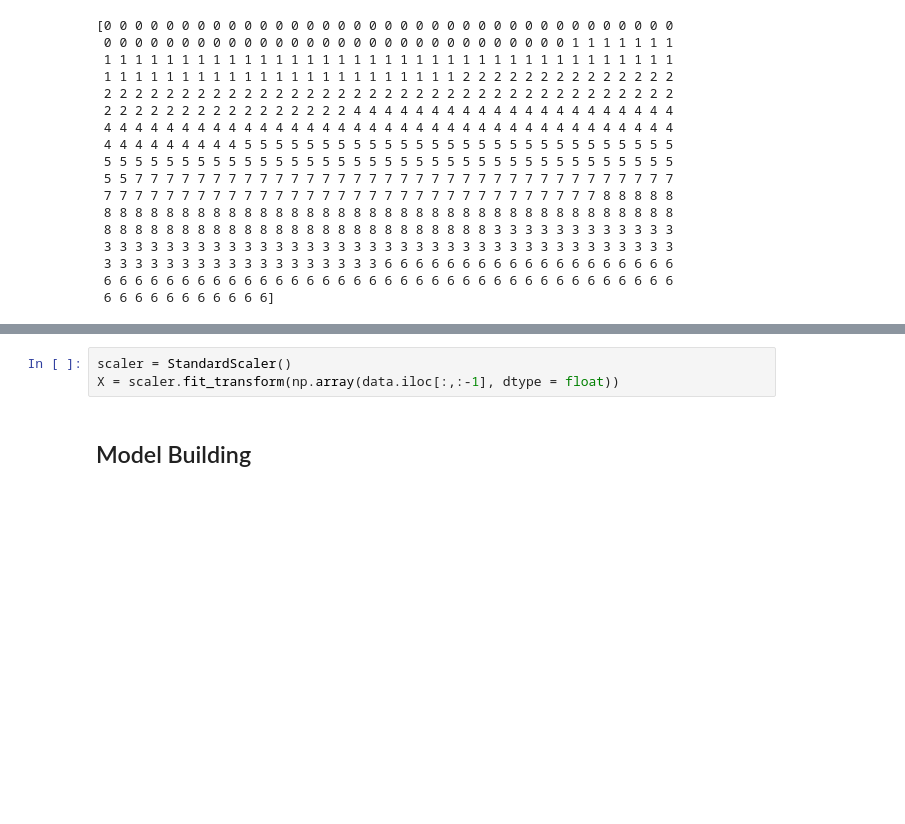
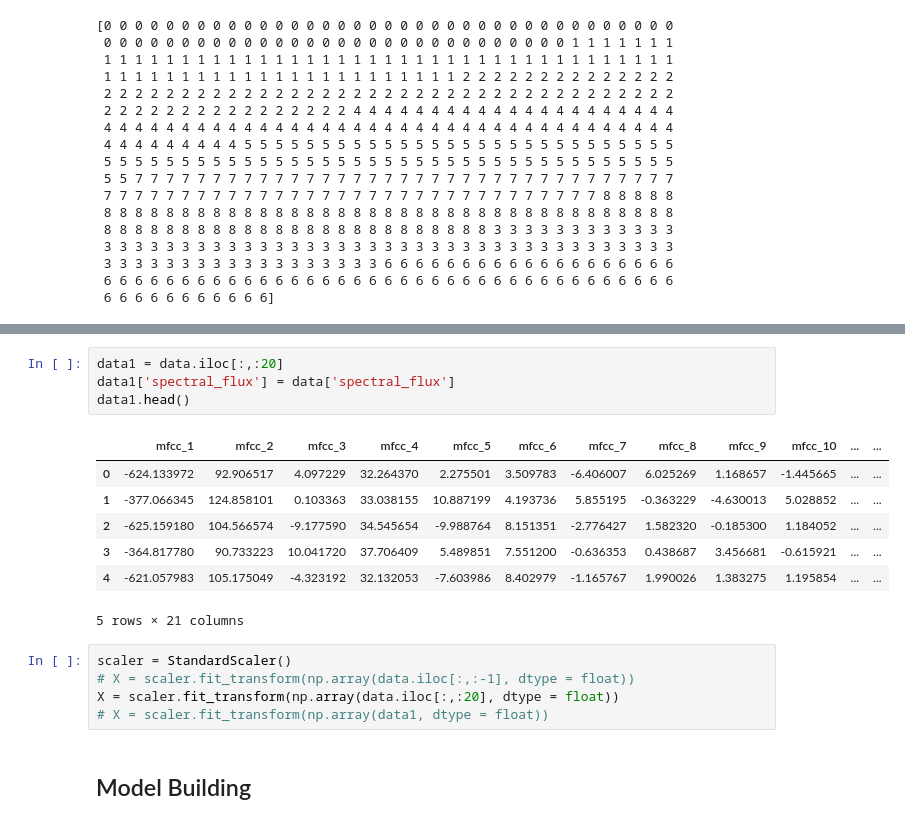
Before and after one commit to nithinr07/dialect-classification, a Jupyter notebook: Feature Extraction.ipynb, the cells around one changed output, grey strips where cells are left out. Drawn from its saved outputs; the diff is of its cells as text; blank space fills up the shorter version.

```diff
--- a/Feature Extraction.ipynb
+++ b/Feature Extraction.ipynb
@@ -181,6 +234,20 @@ dtype: int64
+# %%
+data1 = data.iloc[:,:20]
+data1['spectral_flux'] = data['spectral_flux']
+data1.head()
+# %% [output]
+|  | mfcc_1 | mfcc_2 | mfcc_3 | mfcc_4 | mfcc_5 | mfcc_6 | mfcc_7 | mfcc_8 | mfcc_9 | mfcc_10 | ... | ... |
+| 0 | -624.133972 | 92.906517 | 4.097229 | 32.264370 | 2.275501 | 3.509783 | -6.406007 | 6.025269 | 1.168657 | -1.445665 | ... | ... |
+| 1 | -377.066345 | 124.858101 | 0.103363 | 33.038155 | 10.887199 | 4.193736 | 5.855195 | -0.363229 | -4.630013 | 5.028852 | ... | ... |
+| 2 | -625.159180 | 104.566574 | -9.177590 | 34.545654 | -9.988764 | 8.151351 | -2.776427 | 1.582320 | -0.185300 | 1.184052 | ... | ... |
+| 3 | -364.817780 | 90.733223 | 10.041720 | 37.706409 | 5.489851 | 7.551200 | -0.636353 | 0.438687 | 3.456681 | -0.615921 | ... | ... |
+| 4 | -621.057983 | 105.175049 | -4.323192 | 32.132053 | -7.603986 | 8.402979 | -1.165767 | 1.990026 | 1.383275 | 1.195854 | ... | ... |
+5 rows × 21 columns
 # %%
 scaler = StandardScaler()
-X = scaler.fit_transform(np.array(data.iloc[:,:-1], dtype = float))
+# X = scaler.fit_transform(np.array(data.iloc[:,:-1], dtype = float))
+X = scaler.fit_transform(np.array(data.iloc[:,:20], dtype = float))
+# X = scaler.fit_transform(np.array(data1, dtype = float))
 # %% [markdown]
 ## Model Building
 # %%
```
Also changed, not shown: parts of 15 cells of this notebook, 3 other files.
